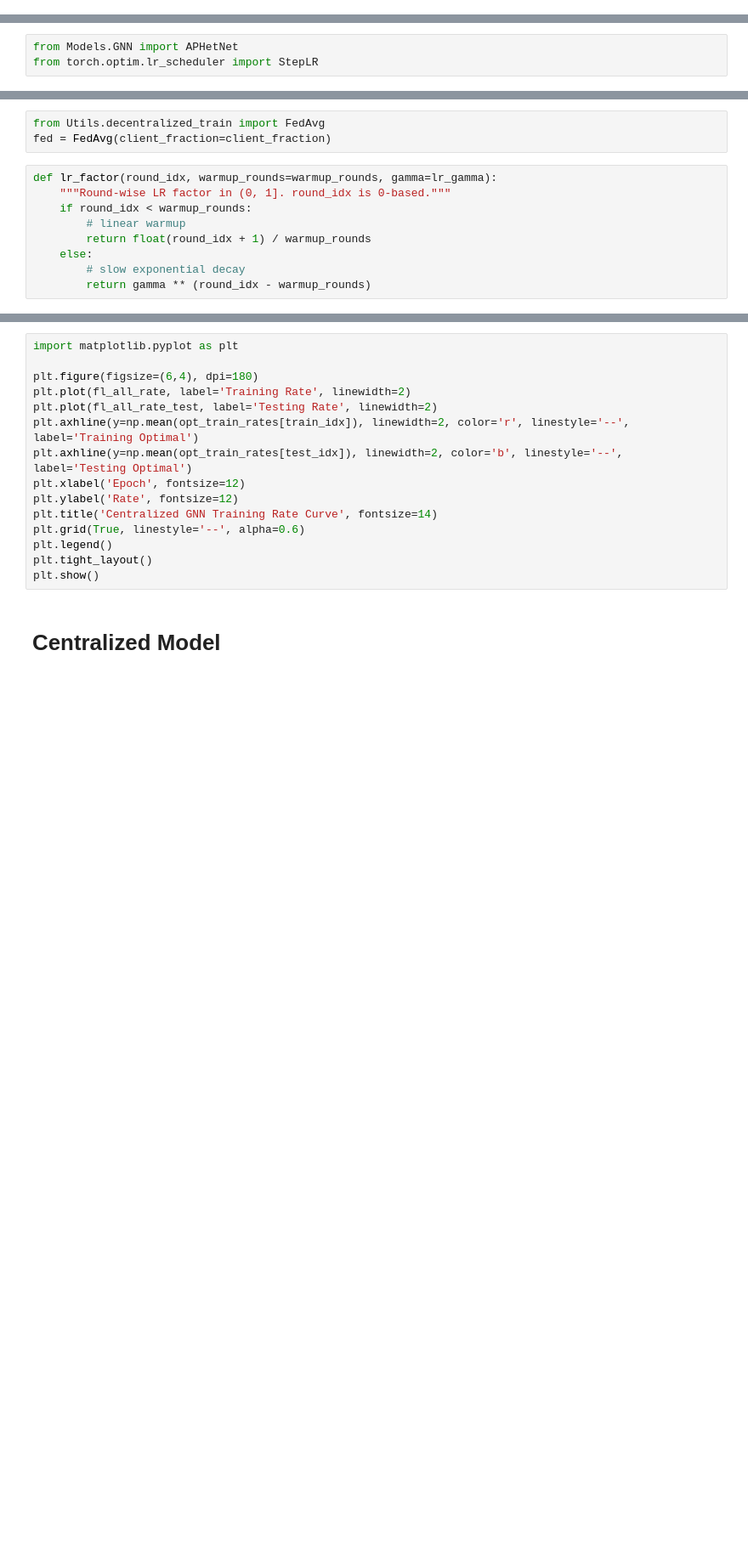
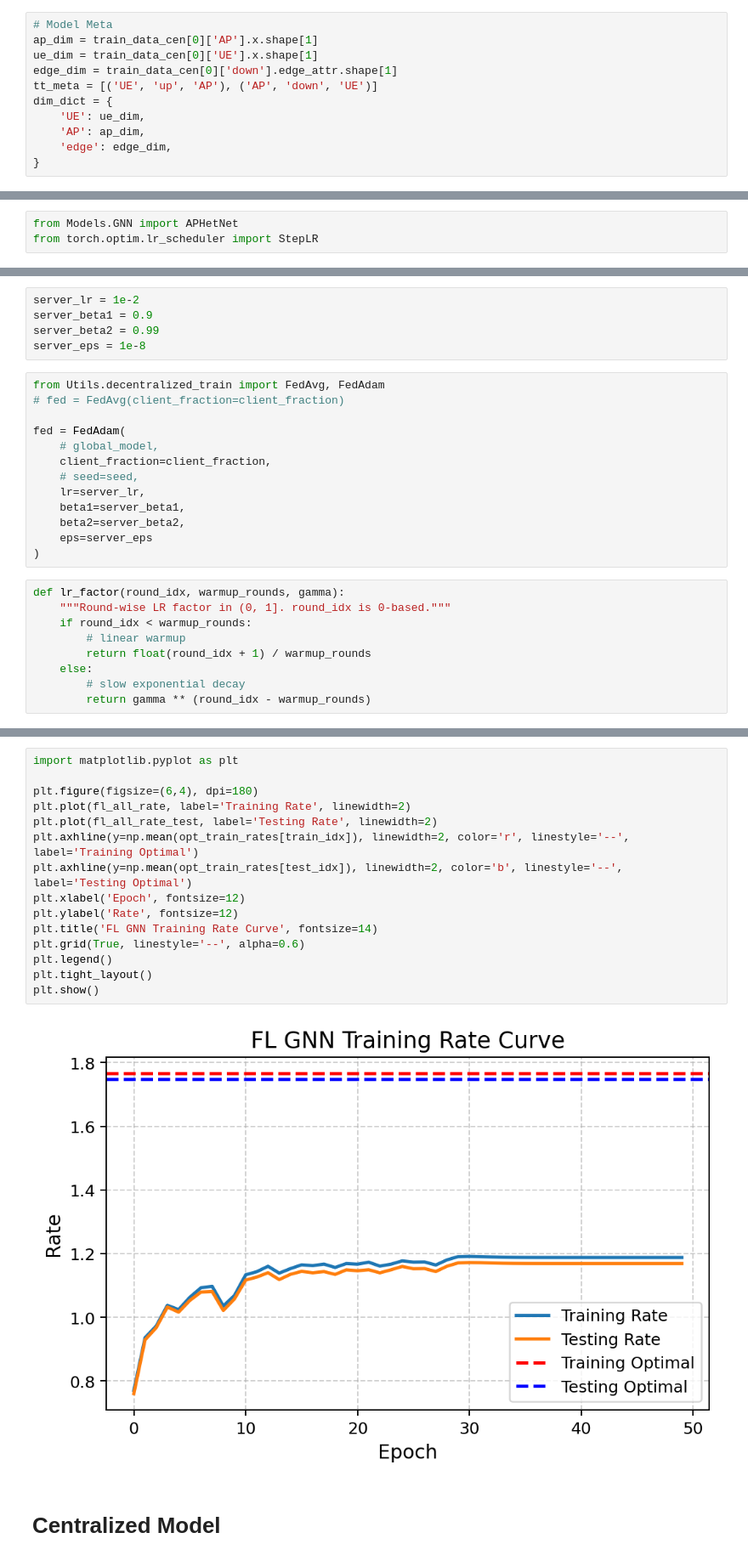
Before and after one commit to LeGiangK62/GNN_FL_cf_mMIMO, a Jupyter notebook: cen_GNN.ipynb, the cells around one changed output, grey strips where cells are left out. Shown: that part at 85% size. Cells and saved outputs as stored; diff of their text form; blank space fills up the shorter version.

```diff
--- a/cen_GNN.ipynb
+++ b/cen_GNN.ipynb
@@ -113,3 +113,14 @@ test_data_cen, test_loader_cen = build_cen_loader(
     phi_all[test_idx],
     batch_size
 )
+# %%
+# Model Meta
+ap_dim = train_data_cen[0]['AP'].x.shape[1]
+ue_dim = train_data_cen[0]['UE'].x.shape[1]
+edge_dim = train_data_cen[0]['down'].edge_attr.shape[1]
+tt_meta = [('UE', 'up', 'AP'), ('AP', 'down', 'UE')]
+dim_dict = {
+    'UE': ue_dim,
+    'AP': ap_dim,
+    'edge': edge_dim,
+}
@@ -156,11 +267,26 @@ for _ in range(num_clients):
     local_models.append(model)
     optimizers.append(optimizer)
     # schedulers.append(scheduler)
+# %%
+server_lr = 1e-2
+server_beta1 = 0.9
+server_beta2 = 0.99
+server_eps = 1e-8
 # %%
-from Utils.decentralized_train import FedAvg
-fed = FedAvg(client_fraction=client_fraction)
+from Utils.decentralized_train import FedAvg, FedAdam
+# fed = FedAvg(client_fraction=client_fraction)
+
+fed = FedAdam(
+    # global_model,
+    client_fraction=client_fraction,
+    # seed=seed,
+    lr=server_lr,
+    beta1=server_beta1,
+    beta2=server_beta2,
+    eps=server_eps
+)
 # %%
-def lr_factor(round_idx, warmup_rounds=warmup_rounds, gamma=lr_gamma):
+def lr_factor(round_idx, warmup_rounds, gamma):
     """Round-wise LR factor in (0, 1]. round_idx is 0-based."""
     if round_idx < warmup_rounds:
         # linear warmup
@@ -253,18 +434,20 @@ Round 001/500: Avg Training Loss = 0.0096 | Avg Training Rate = 0.4429 | Avg Eva
 # %%
 import matplotlib.pyplot as plt
 
 plt.figure(figsize=(6,4), dpi=180)
 plt.plot(fl_all_rate, label='Training Rate', linewidth=2)
 plt.plot(fl_all_rate_test, label='Testing Rate', linewidth=2)
 plt.axhline(y=np.mean(opt_train_rates[train_idx]), linewidth=2, color='r', linestyle='--', label='Training Optimal')
 plt.axhline(y=np.mean(opt_train_rates[test_idx]), linewidth=2, color='b', linestyle='--', label='Testing Optimal')
 plt.xlabel('Epoch', fontsize=12)
 plt.ylabel('Rate', fontsize=12)
-plt.title('Centralized GNN Training Rate Curve', fontsize=14)
+plt.title('FL GNN Training Rate Curve', fontsize=14)
 plt.grid(True, linestyle='--', alpha=0.6)
 plt.legend()
 plt.tight_layout()
 plt.show()
+# %% [output]
+[figure, added]
 # %% [markdown]
 # Centralized Model
 # %%
```
Also changed, not shown: parts of 16 cells of this notebook, 8 other files.
